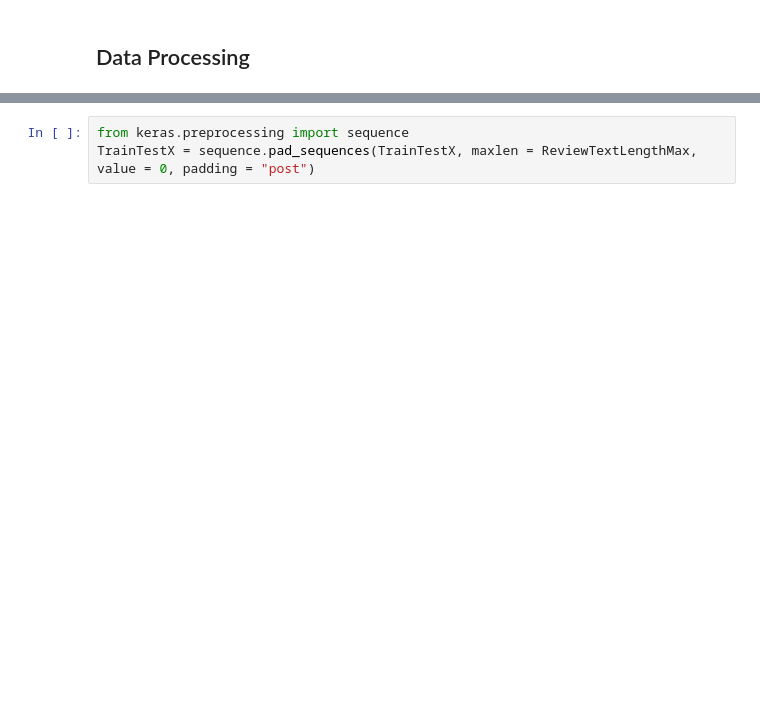
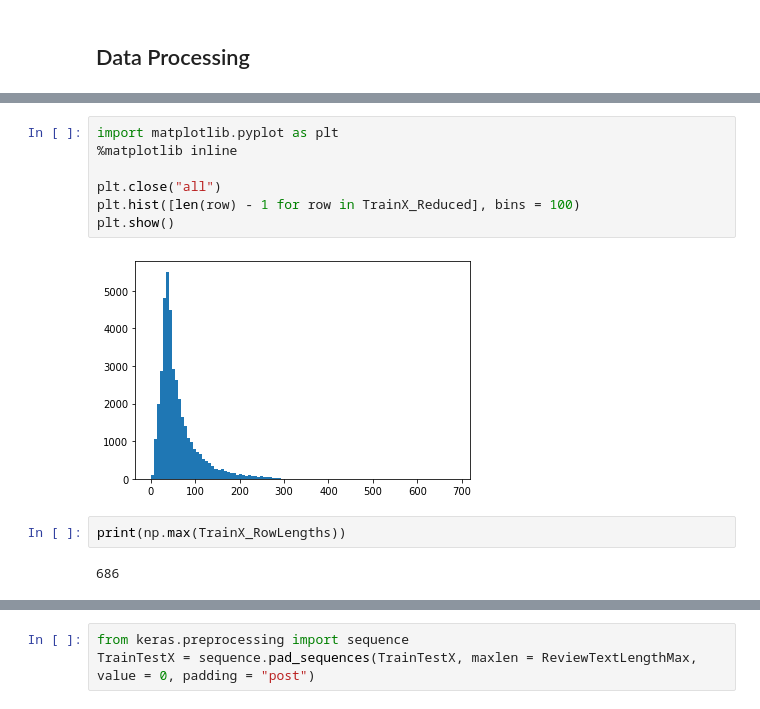
Before and after one commit to NormanHung/IMDB-Sentiment, a Jupyter notebook: SentimentAnalysis.ipynb, the cells around one changed output, grey strips where cells are left out. Saved outputs shown, nothing was run; the diff lists cells and outputs as text; blank space fills up the shorter version.

```diff
--- a/SentimentAnalysis.ipynb
+++ b/SentimentAnalysis.ipynb
@@ -132,0 +203,13 @@ def GetArrayStats(ArrayData):
+# %%
+import matplotlib.pyplot as plt
+%matplotlib inline
+
+plt.close("all")
+plt.hist([len(row) - 1 for row in TrainX_Reduced], bins = 100)
+plt.show()
+# %% [output]
+[figure, added]
+# %%
+print(np.max(TrainX_RowLengths))
+# %% [output]
+686
```
Also changed, not shown: parts of 121 cells of this notebook.
